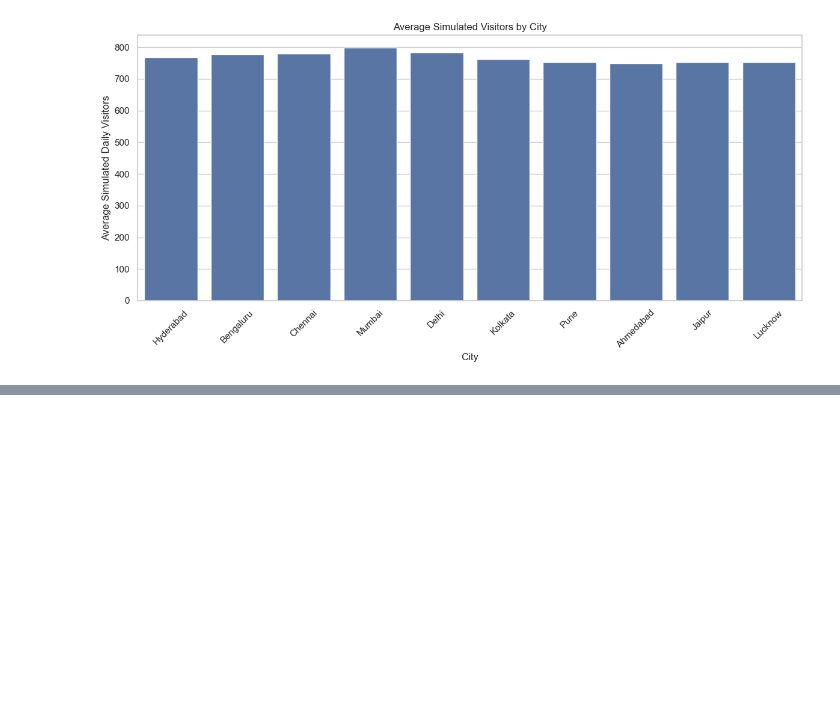
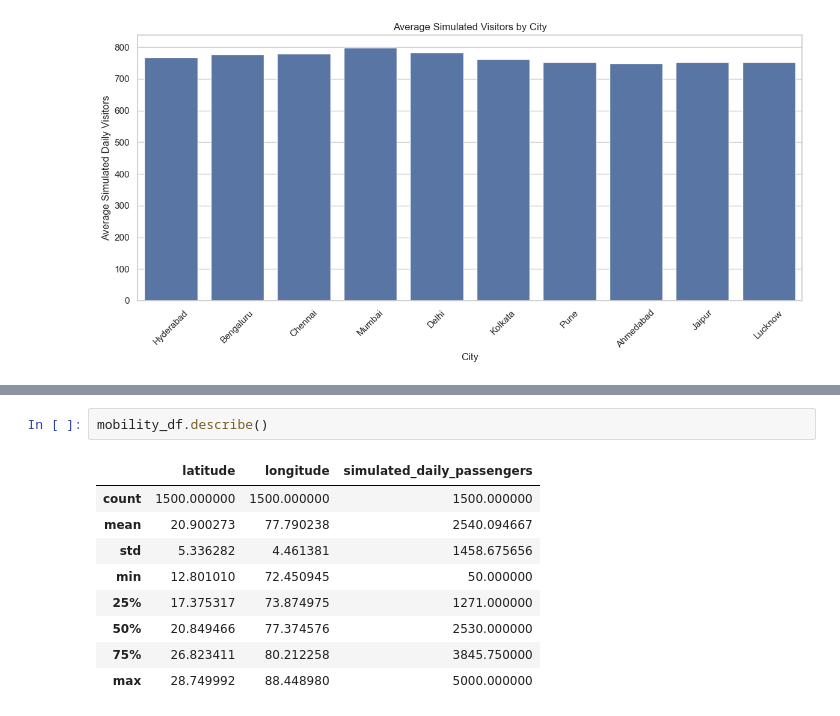
Before and after one commit to aravind541/GeoPulse-Retail-Mobility-Analytics, a Jupyter notebook: GeoPulse_EDA.ipynb, the cells around one changed output, grey strips where cells are left out. Saved outputs shown, nothing was run; the diff lists cells and outputs as text; blank space fills up the shorter version.

```diff
--- a/GeoPulse_EDA.ipynb
+++ b/GeoPulse_EDA.ipynb
@@ -316,0 +385,12 @@ plt.show()
+# %%
+mobility_df.describe()
+# %% [output]
+|  | latitude | longitude | simulated_daily_passengers |
+| count | 1500.000000 | 1500.000000 | 1500.000000 |
+| mean | 20.900273 | 77.790238 | 2540.094667 |
+| std | 5.336282 | 4.461381 | 1458.675656 |
+| min | 12.801010 | 72.450945 | 50.000000 |
+| 25% | 17.375317 | 73.874975 | 1271.000000 |
+| 50% | 20.849466 | 77.374576 | 2530.000000 |
+| 75% | 26.823411 | 80.212258 | 3845.750000 |
+| max | 28.749992 | 88.448980 | 5000.000000 |
```
Also changed, not shown: parts of 10 cells of this notebook.
